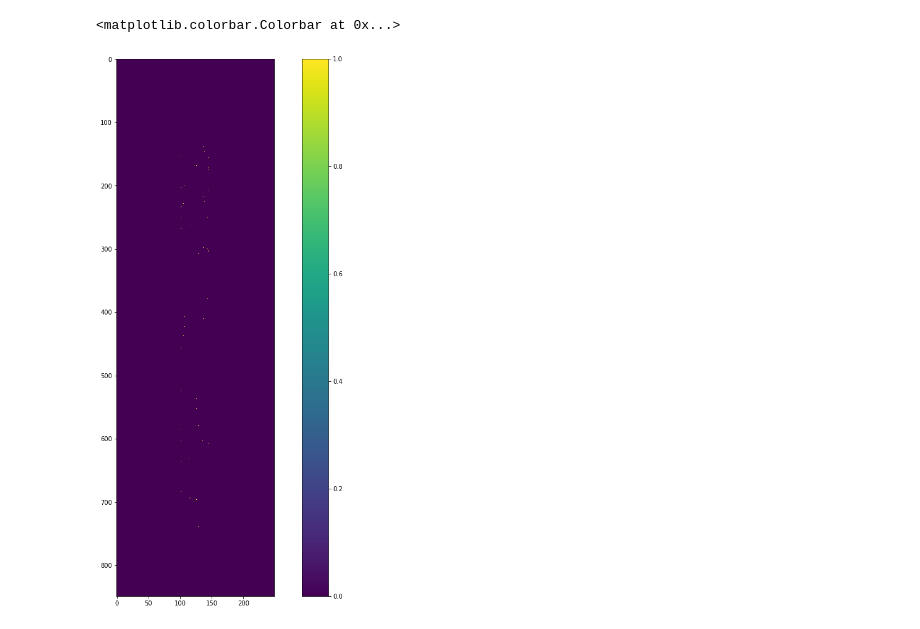
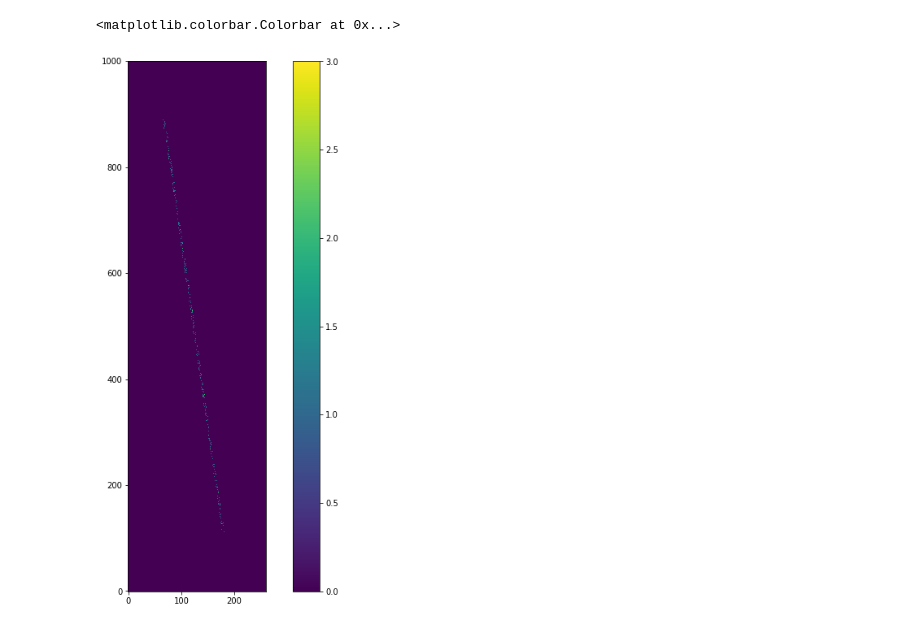
Before and after one commit to brouhardlab/anamic, a Jupyter notebook: notebooks/Simulate_Microscope_Images.ipynb, the cells around one changed output. Drawn from its saved outputs; the diff is of its cells as text; code cells hidden in the pictures.

```diff
--- a/notebooks/Simulate_Microscope_Images.ipynb
+++ b/notebooks/Simulate_Microscope_Images.ipynb
@@ -69,28 +90,47 @@ axs[1].set_xlim(selected_dimers['x'].min() - 10, selected_dimers['x'].max() + 10
 # %%
 # Discretize dimers onto an high resolution image
 
-pixel_size = 0.5  # nm/pixel
-x_offset = 50  # nm
-y_offset = 50  # nm
+microscope_pixel_size = 120  # nm/pixel
+pixel_size_ratio = 20
+fine_pixel_size = microscope_pixel_size / pixel_size_ratio
+assert int(fine_pixel_size) == fine_pixel_size
 
-x_max = int(np.round(positions['x'].max() + 1))
-x_min = int(np.round(positions['x'].min() - 1))
-y_max = int(np.round(positions['z'].max() + 1))
-y_min = int(np.round(positions['z'].min() - 1))
+x_offset = 600  # nm
+y_offset = 400  # nm
 
-x_bins = np.arange(x_min - x_offset, x_max + x_offset, pixel_size)
-y_bins = np.arange(y_min - y_offset, y_max + y_offset, pixel_size)
+x_max = int(np.round(positions['x_proj_rotated'].max() + 1))
+x_min = int(np.round(positions['x_proj_rotated'].min() - 1))
+y_max = int(np.round(positions['y_proj_rotated'].max() + 1))
+y_min = int(np.round(positions['y_proj_rotated'].min() - 1))
 
+x_bins = np.arange(x_min - x_offset, x_max + x_offset, fine_pixel_size)
+y_bins = np.arange(y_min - y_offset, y_max + y_offset, fine_pixel_size)
+
+# Select visible and labeled dimers
 selected_dimers = positions[(positions['visible'] == True) & (positions['labeled'] == True)]
 
-im, _, _ = np.histogram2d(selected_dimers['x'], selected_dimers['z'], bins=[x_bins, y_bins])
-im = im.T[::-1]
+# Bin dimers positions to a fine grid (defined by fine_pixel_size)
+im, _, _ = np.histogram2d(selected_dimers['x_proj_rotated'], selected_dimers['y_proj_rotated'], bins=[x_bins, y_bins])
+if im.shape[1] > im.shape[0]:
+    im = im.T
+
+# We resize the image to be a multiple of `pixel_size_ratio` (usually the value is 10).
+new_w = im.shape[0] + (pixel_size_ratio - im.shape[0] % pixel_size_ratio)
+new_h = im.shape[1] + (pixel_size_ratio - im.shape[1] % pixel_size_ratio)
+
+rows_to_add = np.zeros((new_w - im.shape[0], im.shape[1]))
+im = np.vstack((im, rows_to_add))
+
+columns_to_add = np.zeros((new_h - im.shape[1], im.shape[0])).T
+im = np.hstack((im, columns_to_add))
+
+assert im.shape == (new_w, new_h)
 # %%
-fig, ax = plt.subplots(figsize=(16, 16))
+fig, ax = plt.subplots(figsize=(12, 12))
 
-mappable = ax.imshow(im, interpolation='none')
+mappable = ax.imshow(im, interpolation='none', origin=[0, 0])
 ax.set_aspect('equal')
 fig.colorbar(mappable, ax=ax, orientation='vertical')
 # %% [output]
 <matplotlib.colorbar.Colorbar at 0x...>
-[figure, old version]
+[figure, new version]
```
Also changed, not shown: parts of 9 cells of this notebook.
